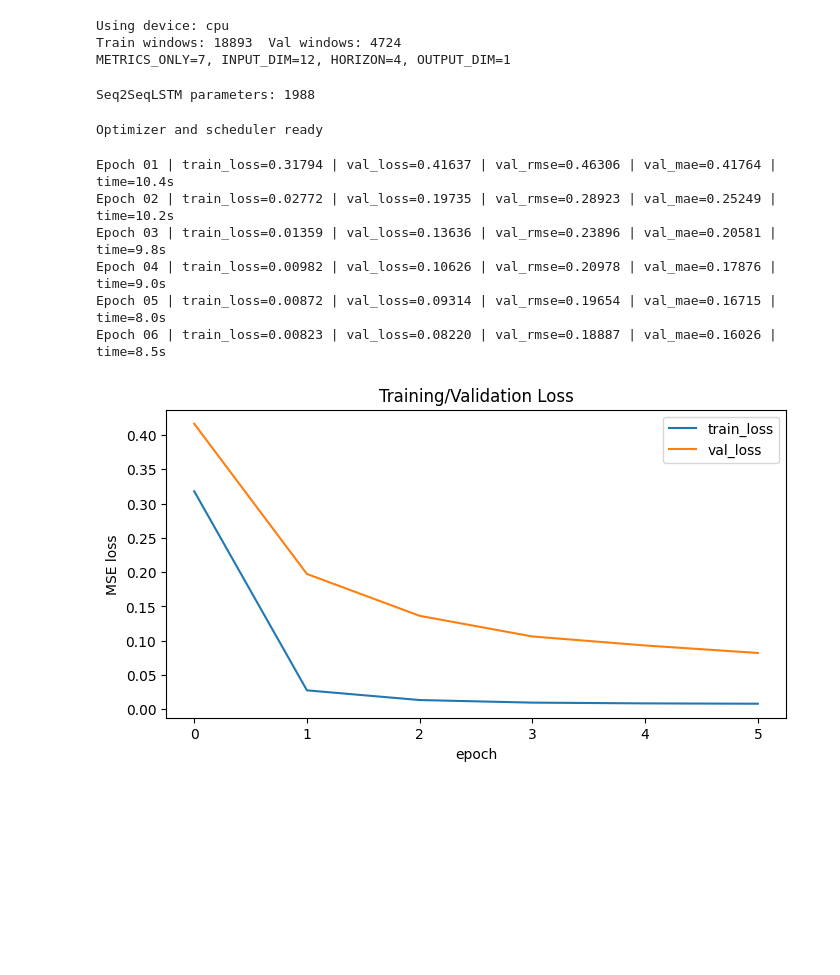
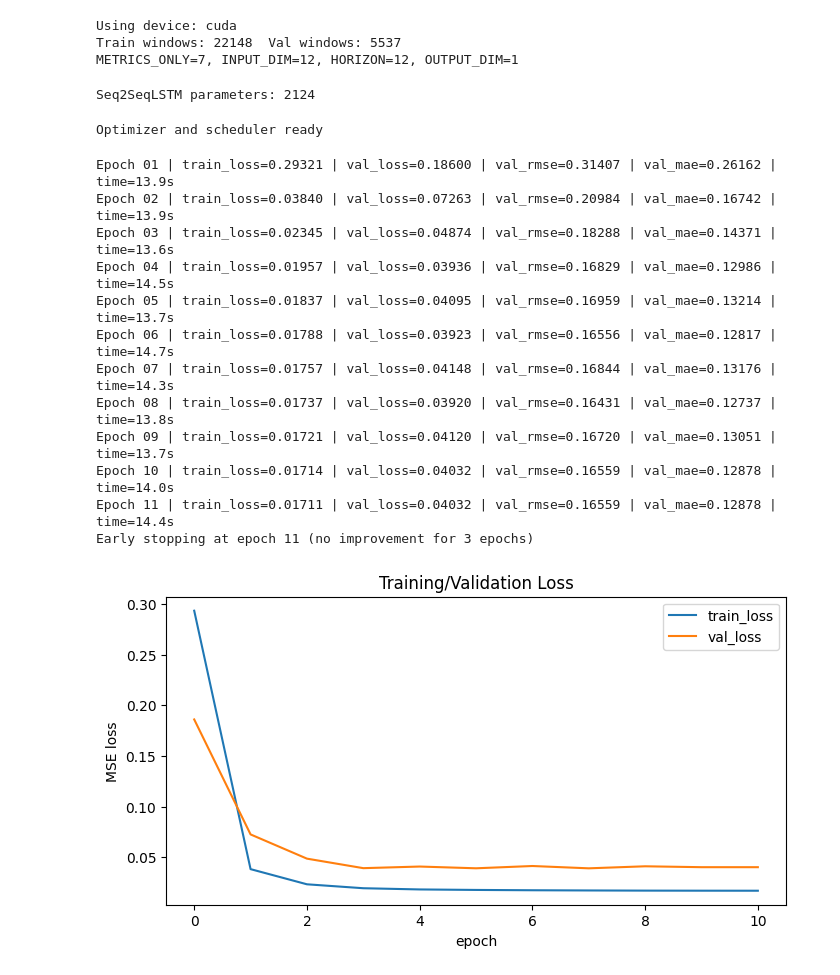
Before and after one commit to lennardwalter/multisensor, a Jupyter notebook: train.ipynb, the cells around one changed output. Saved outputs shown, nothing was run; the diff lists cells and outputs as text; code cells hidden in the pictures; blank space fills up the shorter version.

```diff
--- a/train.ipynb
+++ b/train.ipynb
@@ -13,9 +22,9 @@ config = DatasetConfig(
     devices=[1],
     metrics=["co2", "gas_resistance", "light", "voc_equivalent", "temperature", "humidity", "pressure"],
     # Predict only this metric while using all metrics as inputs
-    # target_metric="co2",
-    window_size=60,
-    horizon=4,
+    target_metric="co2",
+    window_size=30,
+    horizon=12,
     min_activity_ratio=0.08,
     min_activity_ratio_by_metric={
         "co2": 0.8,
@@ -41,7 +48,7 @@ num windows: 23617
 # %%
 # Plot random windows
 rng = np.random.default_rng(1110)
-num_to_show = min(0, len(dataset))
+num_to_show = min(3, len(dataset))
 indices = rng.choice(len(dataset), size=num_to_show, replace=False)
 
 metric_to_idx = {name: i for i, name in enumerate(dataset._metric_names)}
@@ -104,9 +115,9 @@ probe_x, probe_y = next(iter(train_loader))
 INPUT_DIM = int(probe_x.shape[-1])
 print(f"METRICS_ONLY={METRICS_ONLY}, INPUT_DIM={INPUT_DIM}, HORIZON={HORIZON}, OUTPUT_DIM={OUTPUT_DIM}")
 # %% [output]
-Using device: cpu
-Train windows: 18893  Val windows: 4724
-METRICS_ONLY=7, INPUT_DIM=12, HORIZON=4, OUTPUT_DIM=1
+Using device: cuda
+Train windows: 22148  Val windows: 5537
+METRICS_ONLY=7, INPUT_DIM=12, HORIZON=12, OUTPUT_DIM=1
 # %%
 # LSTM encoder model for sequence-to-sequence forecasting
 import math
@@ -161,7 +172,7 @@ model = Seq2SeqLSTM(
 sum_params = sum(p.numel() for p in model.parameters())
 print(model.__class__.__name__, "parameters:", sum_params)
 # %% [output]
-Seq2SeqLSTM parameters: 1988
+Seq2SeqLSTM parameters: 2124
 # %%
 # Training and validation loops
 import time
@@ -238,7 +249,7 @@ Optimizer and scheduler ready
 import numpy as np
 import matplotlib.pyplot as plt
 
-EPOCHS = 6
+EPOCHS = 12
 PATIENCE = 3
 no_improve = 0
 train_history = []
@@ -256,38 +267,44 @@ for epoch in range(1, EPOCHS + 1):
 
     train_history.append(train_loss)
     val_history.append(val_stats["loss"])
 
     print(f"Epoch {epoch:02d} | train_loss={train_loss:.5f} | val_loss={val_stats['loss']:.5f} | val_rmse={val_stats['rmse']:.5f} | val_mae={val_stats['mae']:.5f} | time={elapsed:.1f}s")
 
     if val_stats["loss"] < best_val - 1e-6:
         best_val = val_stats["loss"]
         best_state = {k: v.detach().cpu().clone() for k, v in model.state_dict().items()}
         no_improve = 0
     else:
         no_improve += 1
         if no_improve >= PATIENCE:
             print(f"Early stopping at epoch {epoch} (no improvement for {PATIENCE} epochs)")
             break
 
 # Load best
 if best_state is not None:
     model.load_state_dict(best_state)
 
 # Plot losses
 plt.figure(figsize=(8,4))
 plt.plot(train_history, label="train_loss")
 plt.plot(val_history, label="val_loss")
 plt.xlabel("epoch")
 plt.ylabel("MSE loss")
 plt.title("Training/Validation Loss")
 plt.legend()
 plt.show()
 # %% [output]
-Epoch 01 | train_loss=0.31794 | val_loss=0.41637 | val_rmse=0.46306 | val_mae=0.41764 | time=10.4s
-Epoch 02 | train_loss=0.02772 | val_loss=0.19735 | val_rmse=0.28923 | val_mae=0.25249 | time=10.2s
-Epoch 03 | train_loss=0.01359 | val_loss=0.13636 | val_rmse=0.23896 | val_mae=0.20581 | time=9.8s
-Epoch 04 | train_loss=0.00982 | val_loss=0.10626 | val_rmse=0.20978 | val_mae=0.17876 | time=9.0s
-Epoch 05 | train_loss=0.00872 | val_loss=0.09314 | val_rmse=0.19654 | val_mae=0.16715 | time=8.0s
-Epoch 06 | train_loss=0.00823 | val_loss=0.08220 | val_rmse=0.18887 | val_mae=0.16026 | time=8.5s
+Epoch 01 | train_loss=0.29321 | val_loss=0.18600 | val_rmse=0.31407 | val_mae=0.26162 | time=13.9s
+Epoch 02 | train_loss=0.03840 | val_loss=0.07263 | val_rmse=0.20984 | val_mae=0.16742 | time=13.9s
+Epoch 03 | train_loss=0.02345 | val_loss=0.04874 | val_rmse=0.18288 | val_mae=0.14371 | time=13.6s
+Epoch 04 | train_loss=0.01957 | val_loss=0.03936 | val_rmse=0.16829 | val_mae=0.12986 | time=14.5s
+Epoch 05 | train_loss=0.01837 | val_loss=0.04095 | val_rmse=0.16959 | val_mae=0.13214 | time=13.7s
+Epoch 06 | train_loss=0.01788 | val_loss=0.03923 | val_rmse=0.16556 | val_mae=0.12817 | time=14.7s
+Epoch 07 | train_loss=0.01757 | val_loss=0.04148 | val_rmse=0.16844 | val_mae=0.13176 | time=14.3s
+Epoch 08 | train_loss=0.01737 | val_loss=0.03920 | val_rmse=0.16431 | val_mae=0.12737 | time=13.8s
+Epoch 09 | train_loss=0.01721 | val_loss=0.04120 | val_rmse=0.16720 | val_mae=0.13051 | time=13.7s
+Epoch 10 | train_loss=0.01714 | val_loss=0.04032 | val_rmse=0.16559 | val_mae=0.12878 | time=14.0s
+Epoch 11 | train_loss=0.01711 | val_loss=0.04032 | val_rmse=0.16559 | val_mae=0.12878 | time=14.4s
+Early stopping at epoch 11 (no improvement for 3 epochs)
-[figure, old version]
+[figure, new version]
 # %%
```
Also changed, not shown: parts of 4 cells of this notebook.
